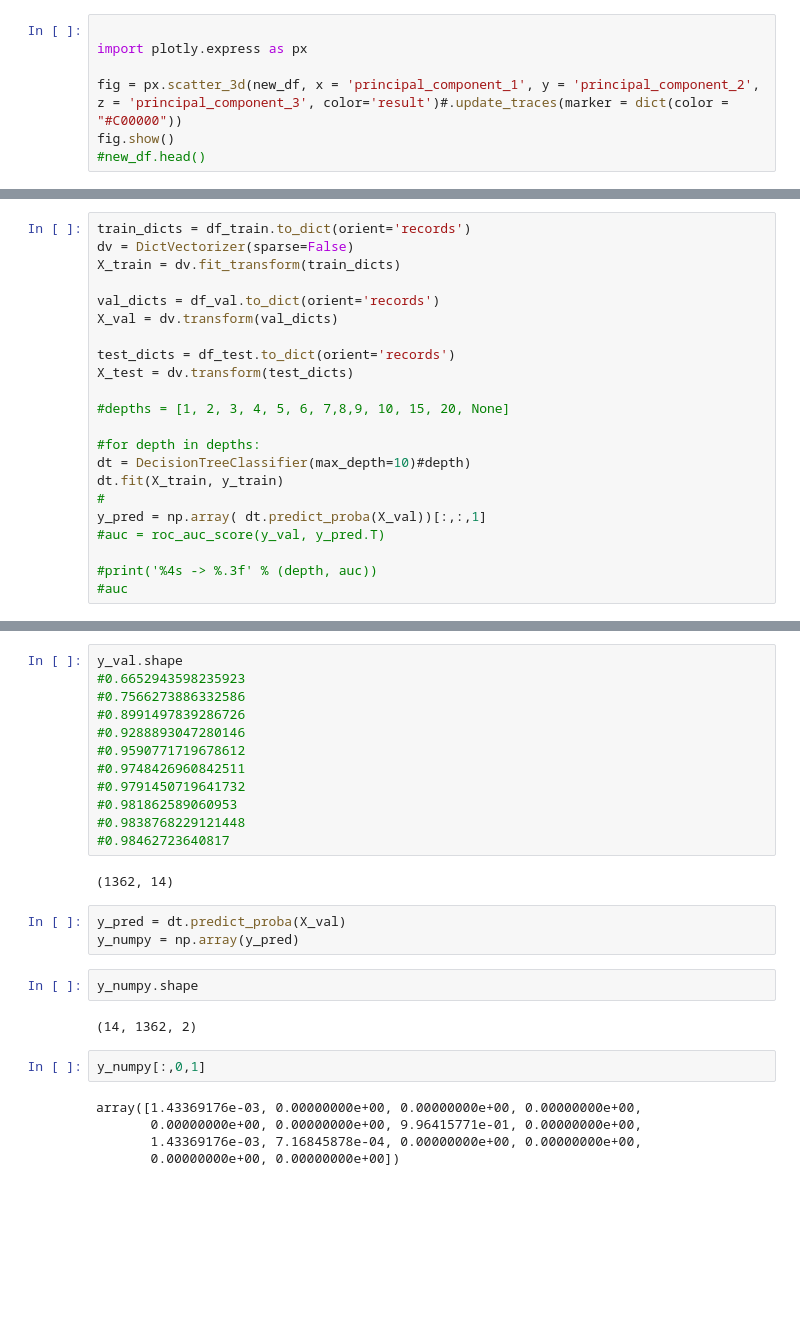
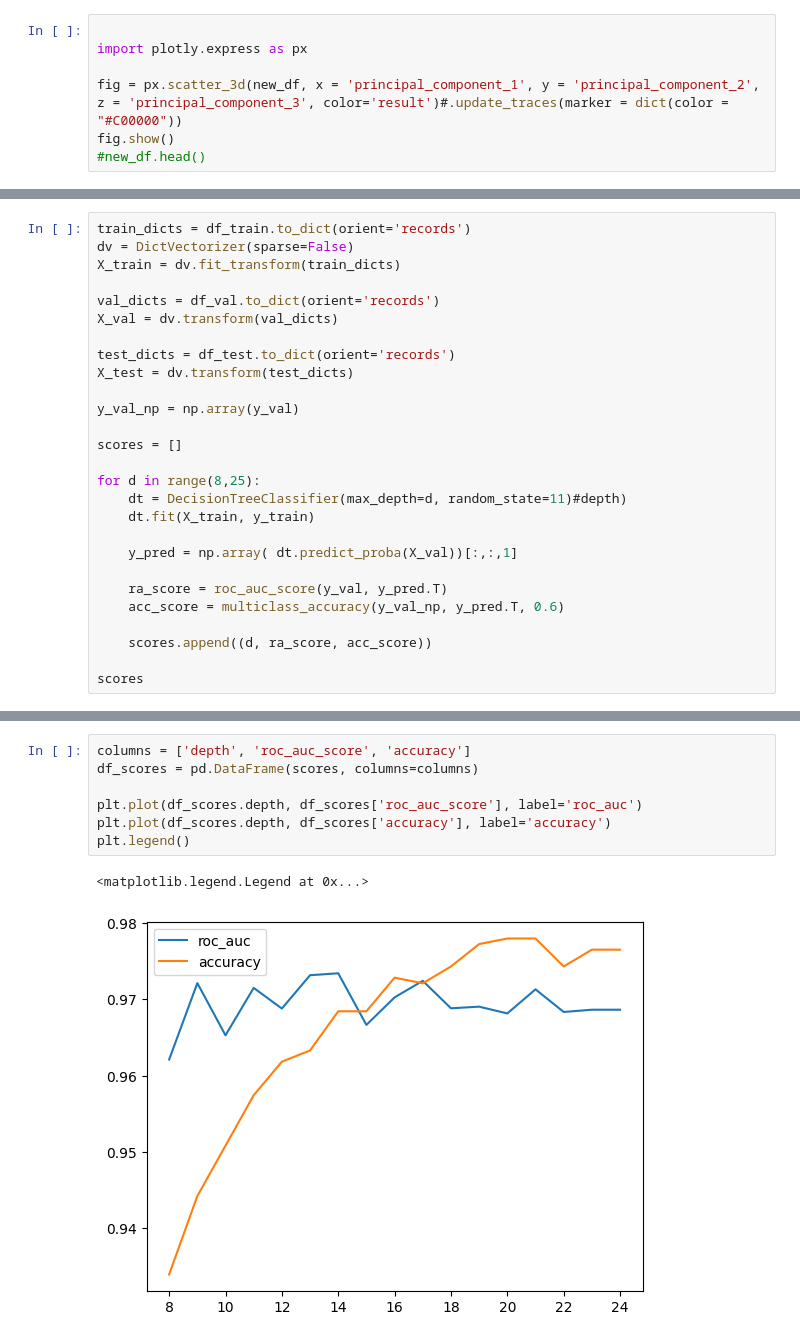
Before and after one commit to Ishikawa7/TechCollabTest, a Jupyter notebook: MalwaresPlayGround/notebook.ipynb, the cells around one changed output, grey strips where cells are left out. Saved outputs shown, nothing was run; the diff lists cells and outputs as text; blank space fills up the shorter version.

```diff
--- a/MalwaresPlayGround/notebook.ipynb
+++ b/MalwaresPlayGround/notebook.ipynb
@@ -239,14 +275,19 @@ X_val = dv.transform(val_dicts)
 test_dicts = df_test.to_dict(orient='records')
 X_test = dv.transform(test_dicts)
 
-#depths = [1, 2, 3, 4, 5, 6, 7,8,9, 10, 15, 20, None]
+y_val_np = np.array(y_val)
 
-#for depth in depths:
-dt = DecisionTreeClassifier(max_depth=10)#depth)
-dt.fit(X_train, y_train)
-#
-y_pred = np.array( dt.predict_proba(X_val))[:,:,1]
-#auc = roc_auc_score(y_val, y_pred.T)
+scores = []
 
-#print('%4s -> %.3f' % (depth, auc))
-#auc
+for d in range(8,25):
+    dt = DecisionTreeClassifier(max_depth=d, random_state=11)#depth)
+    dt.fit(X_train, y_train)
+
+    y_pred = np.array( dt.predict_proba(X_val))[:,:,1]
+
+    ra_score = roc_auc_score(y_val, y_pred.T)
+    acc_score = multiclass_accuracy(y_val_np, y_pred.T, 0.6)
+
+    scores.append((d, ra_score, acc_score))
+
+scores
@@ -279,28 +312,10 @@ dtype: float64
-# %%
-y_val.shape
-#0.6652943598235923
-#0.7566273886332586
-#0.8991497839286726
-#0.9288893047280146
-#0.9590771719678612
-#0.9748426960842511
-#0.9791450719641732
-#0.981862589060953
-#0.9838768229121448
-#0.98462723640817
-# %% [output]
-(1362, 14)
-# %%
-y_pred = dt.predict_proba(X_val)
-y_numpy = np.array(y_pred)
-# %%
-y_numpy.shape
-# %% [output]
-(14, 1362, 2)
-# %%
-y_numpy[:,0,1]
-# %% [output]
-array([1.43369176e-03, 0.00000000e+00, 0.00000000e+00, 0.00000000e+00,
-       0.00000000e+00, 0.00000000e+00, 9.96415771e-01, 0.00000000e+00,
-       1.43369176e-03, 7.16845878e-04, 0.00000000e+00, 0.00000000e+00,
-       0.00000000e+00, 0.00000000e+00])
+# %%
+columns = ['depth', 'roc_auc_score', 'accuracy']
+df_scores = pd.DataFrame(scores, columns=columns)
+
+plt.plot(df_scores.depth, df_scores['roc_auc_score'], label='roc_auc')
+plt.plot(df_scores.depth, df_scores['accuracy'], label='accuracy')
+plt.legend()
+# %% [output]
+<matplotlib.legend.Legend at 0x...>
+[figure, added]
```
Also changed, not shown: parts of 21 cells of this notebook.
